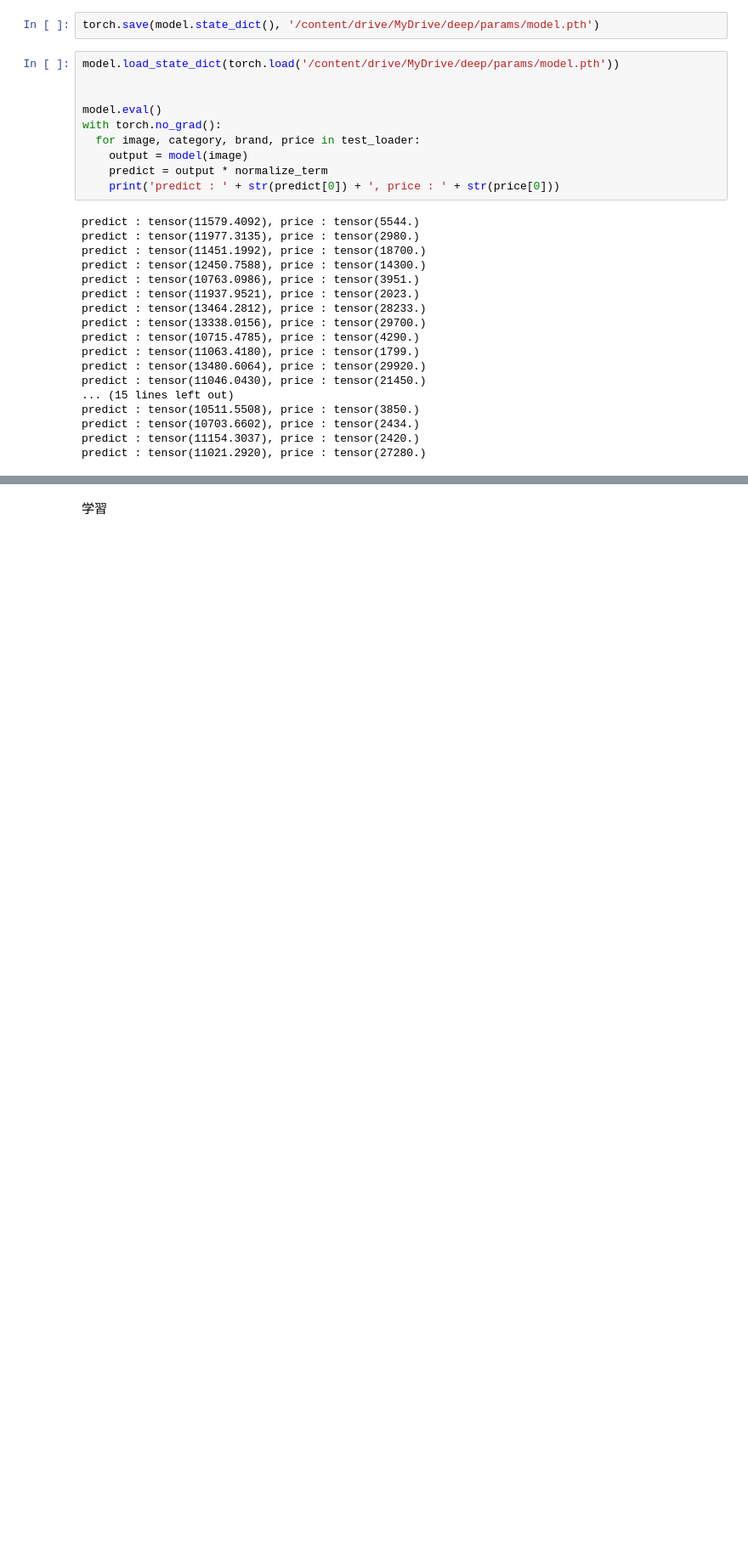
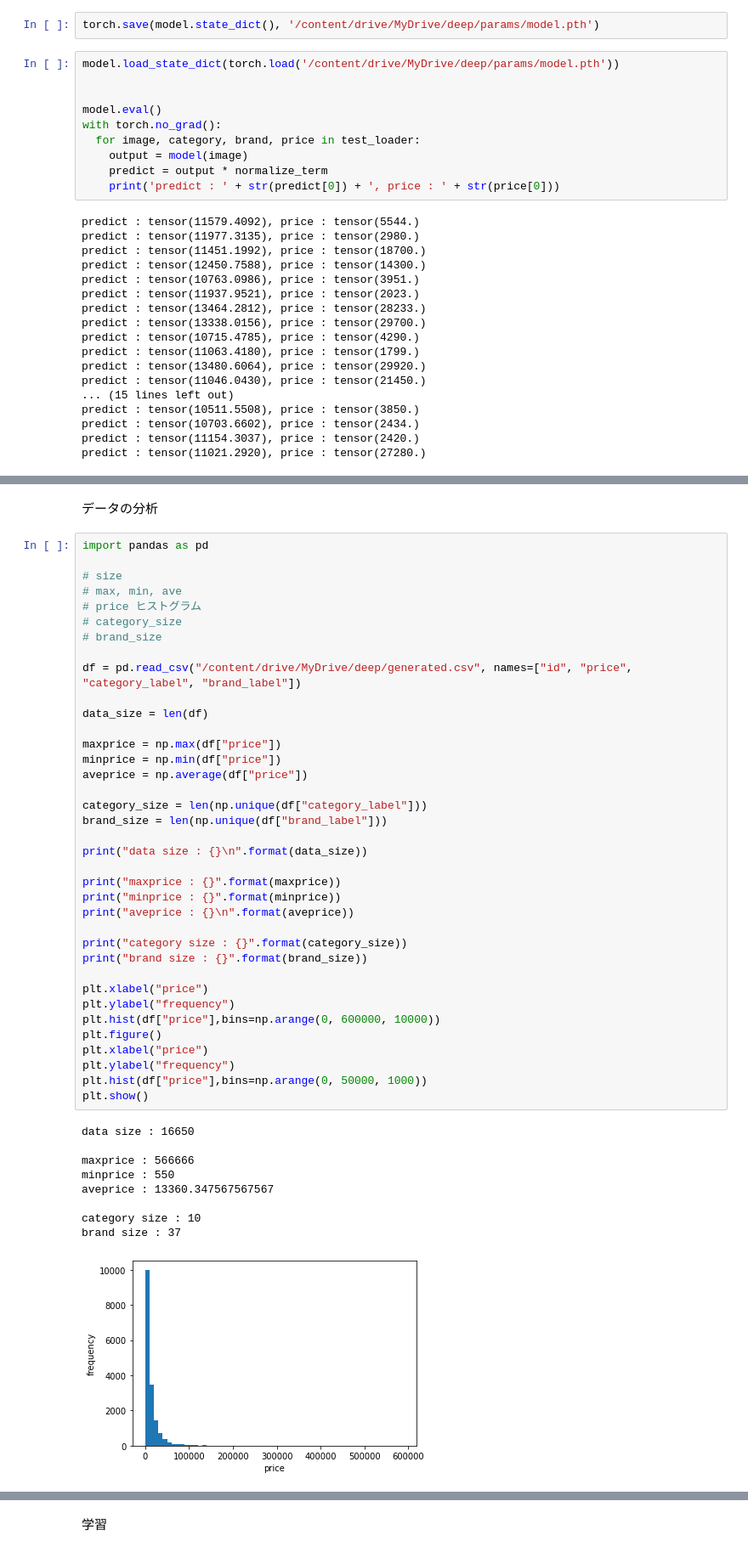
Before and after one commit to yukilost/googlecolab, a Jupyter notebook: shoes_price_prediction.ipynb, the cells around one changed output, grey strips where cells are left out. Shown at 85% size. Cells and saved outputs as stored; diff of their text form; blank space fills up the shorter version.

```diff
--- a/shoes_price_prediction.ipynb
+++ b/shoes_price_prediction.ipynb
@@ -579,0 +644,49 @@ class CNN(torch.nn.Module):
+# %% [markdown]
+データの分析
+# %%
+import pandas as pd
+
+# size
+# max, min, ave
+# price ヒストグラム
+# category_size
+# brand_size
+
+df = pd.read_csv("/content/drive/MyDrive/deep/generated.csv", names=["id", "price", "category_label", "brand_label"])
+
+data_size = len(df)
+
+maxprice = np.max(df["price"])
+minprice = np.min(df["price"])
+aveprice = np.average(df["price"])
+
+category_size = len(np.unique(df["category_label"]))
+brand_size = len(np.unique(df["brand_label"]))
+
+print("data size : {}\n".format(data_size))
+
+print("maxprice : {}".format(maxprice))
+print("minprice : {}".format(minprice))
+print("aveprice : {}\n".format(aveprice))
+
+print("category size : {}".format(category_size))
+print("brand size : {}".format(brand_size))
+
+plt.xlabel("price")
+plt.ylabel("frequency")
+plt.hist(df["price"],bins=np.arange(0, 600000, 10000))
+plt.figure()
+plt.xlabel("price")
+plt.ylabel("frequency")
+plt.hist(df["price"],bins=np.arange(0, 50000, 1000))
+plt.show()
+# %% [output]
+data size : 16650
+
+maxprice : 566666
+minprice : 550
+aveprice : 13360.347567567567
+
+category size : 10
+brand size : 37
+[figure, added]
```
Also changed, not shown: parts of 33 cells of this notebook.
